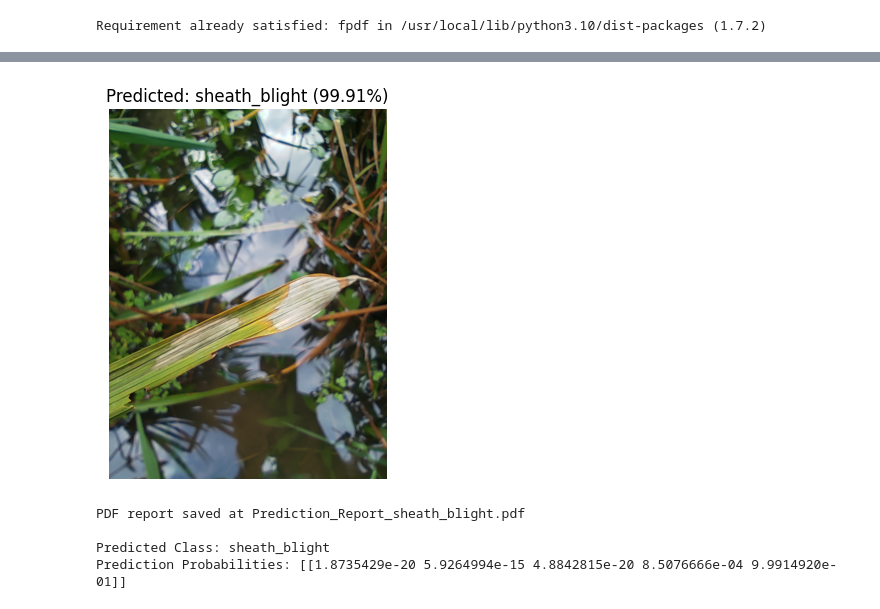
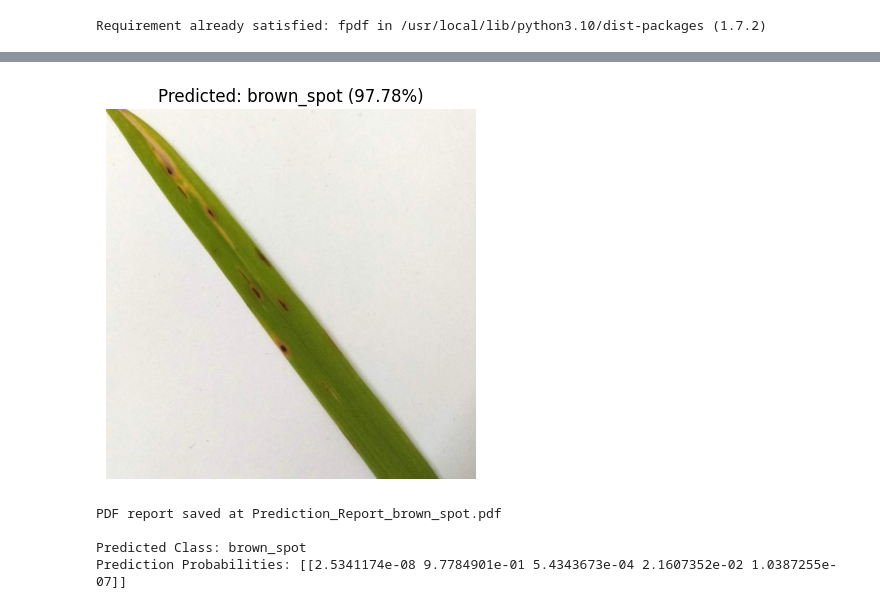
Before and after one commit to IndeewaAmarasinghe/RP-2024-25J-125-Crop-yield-prediction---Paddy-harvest-, a Jupyter notebook: sequntial_Final.ipynb, the cells around one changed output, grey strips where cells are left out. Drawn from its saved outputs; the diff is of its cells as text; code cells hidden in the pictures.

```diff
--- a/sequntial_Final.ipynb
+++ b/sequntial_Final.ipynb
@@ -374,7 +363,7 @@ def predict_image(img_path):
         return None
 
 # Test a single image
-image_path = "/content/IMG_20231006_164322.jpg"  # Update with your test image path
+image_path = "/content/brown_spot (4).jpg"  # Update with your test image path
 predicted_class, predictions = predict_image(image_path)
 if predicted_class:
     print(f"\nPredicted Class: {predicted_class}")
@@ -538,7 +527,7 @@ def predict_image(img_path):
         return None
 
 # Test a single image
-image_path = "/content/IMG_20231006_164322.jpg"  # Update with your test image path
+image_path = "/content/brown_spot (4).jpg"  # Update with your test image path
 predicted_class, predictions = predict_image(image_path)
 if predicted_class:
     print(f"\nPredicted Class: {predicted_class}")
@@ -555,5 +543,5 @@ Available Treatment Classes: ['bacterial_leaf_blight', 'brown_spot', 'healthy',
-[figure, old version]
+[figure, new version]
-PDF report saved at Prediction_Report_sheath_blight.pdf
+PDF report saved at Prediction_Report_brown_spot.pdf
 
-Predicted Class: sheath_blight
-Prediction Probabilities: [[1.8735429e-20 5.9264994e-15 4.8842815e-20 8.5076666e-04 9.9914920e-01]]
+Predicted Class: brown_spot
+Prediction Probabilities: [[2.5341174e-08 9.7784901e-01 5.4343673e-04 2.1607352e-02 1.0387255e-07]]
```
Also changed, not shown: parts of 4 cells of this notebook.
